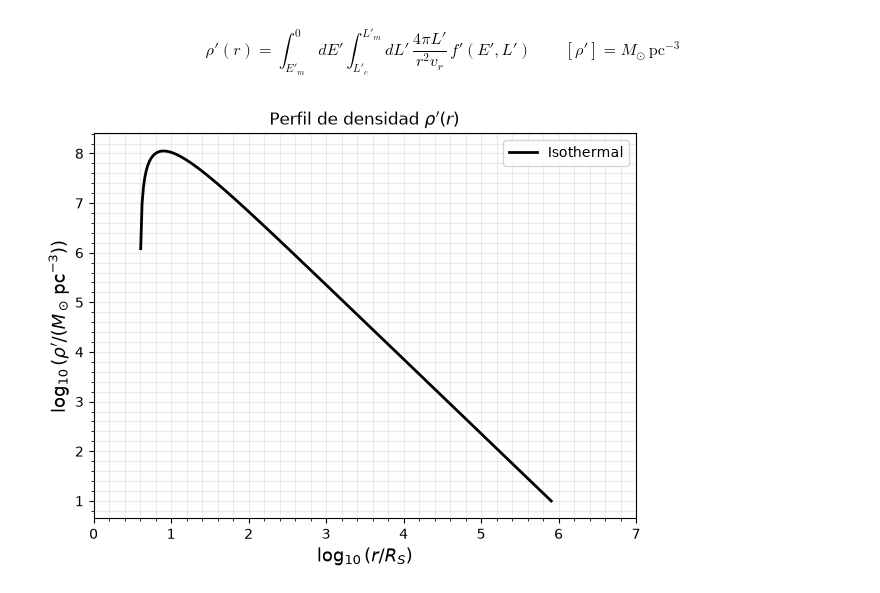
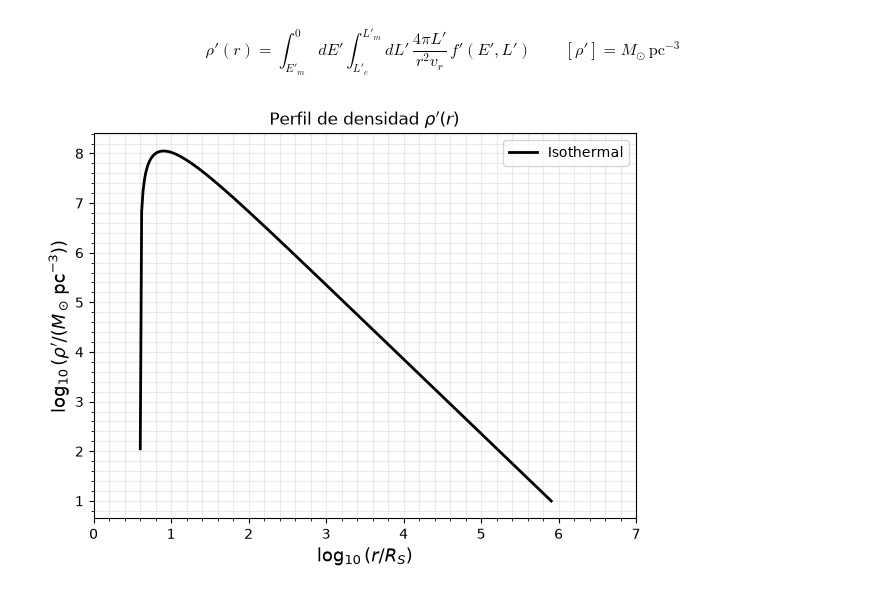
Before and after one commit to MagneticFungi/DM-spikes, a Jupyter notebook: perfiles_densidad.ipynb, the cells around one changed output. Drawn from its saved outputs; the diff is of its cells as text; code cells hidden in the pictures.

```diff
--- a/perfiles_densidad.ipynb
+++ b/perfiles_densidad.ipynb
@@ -141,21 +141,21 @@ def f_prime_const(Ep, Lp):
 # %%
 R_S = schwarzschild_radius(M)
 
-r_values = np.logspace(np.log10(4.05 * R_S),np.log10(0.2),300)
+r_values = np.logspace(np.log10(4.0001 * R_S),np.log10(0.2),300)
 rho_values = rho_prime_profile(f_prime_const, r_values, M)
 x_values = np.log10(r_values / R_S)
 y_values = np.log10(rho_values)
 
 plt.figure(figsize=(7, 5))
 plt.plot(x_values,y_values,color="black",lw=2,label="Isothermal")
 plt.xlabel(r"$\log_{10}(r/R_S)$", fontsize=13)
 plt.ylabel(r"$\log_{10}(\rho'/(M_\odot\,\mathrm{pc}^{-3}))$", fontsize=13)
 plt.title(r"Perfil de densidad $\rho'(r)$")
 plt.xlim(0, 7)
 plt.grid(True, which="both", alpha=0.25)
 plt.minorticks_on()
 plt.legend(frameon=True)
 
 plt.show()
 # %% [output]
-[figure, old version]
+[figure, new version]
```
Also changed, not shown: parts of 13 cells of this notebook.
